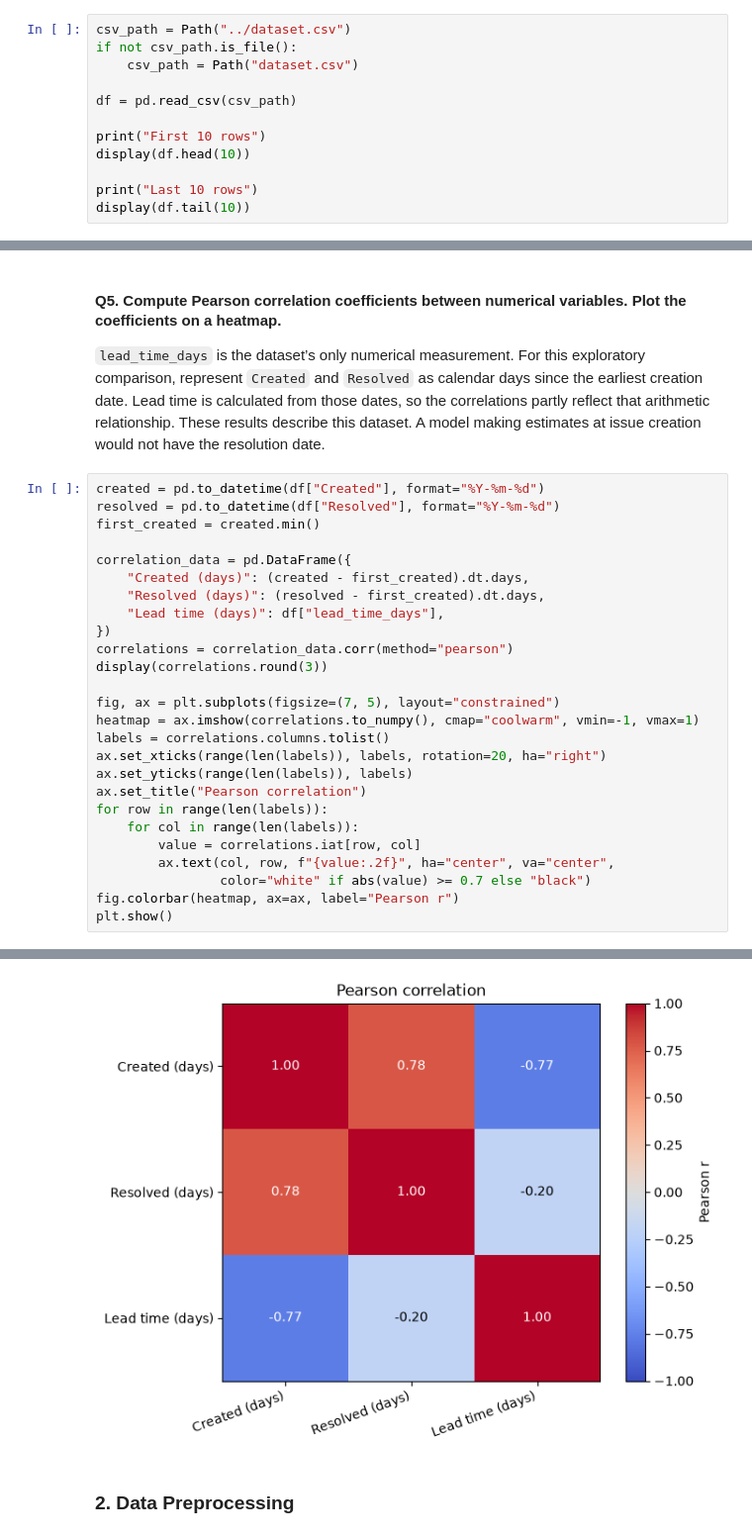
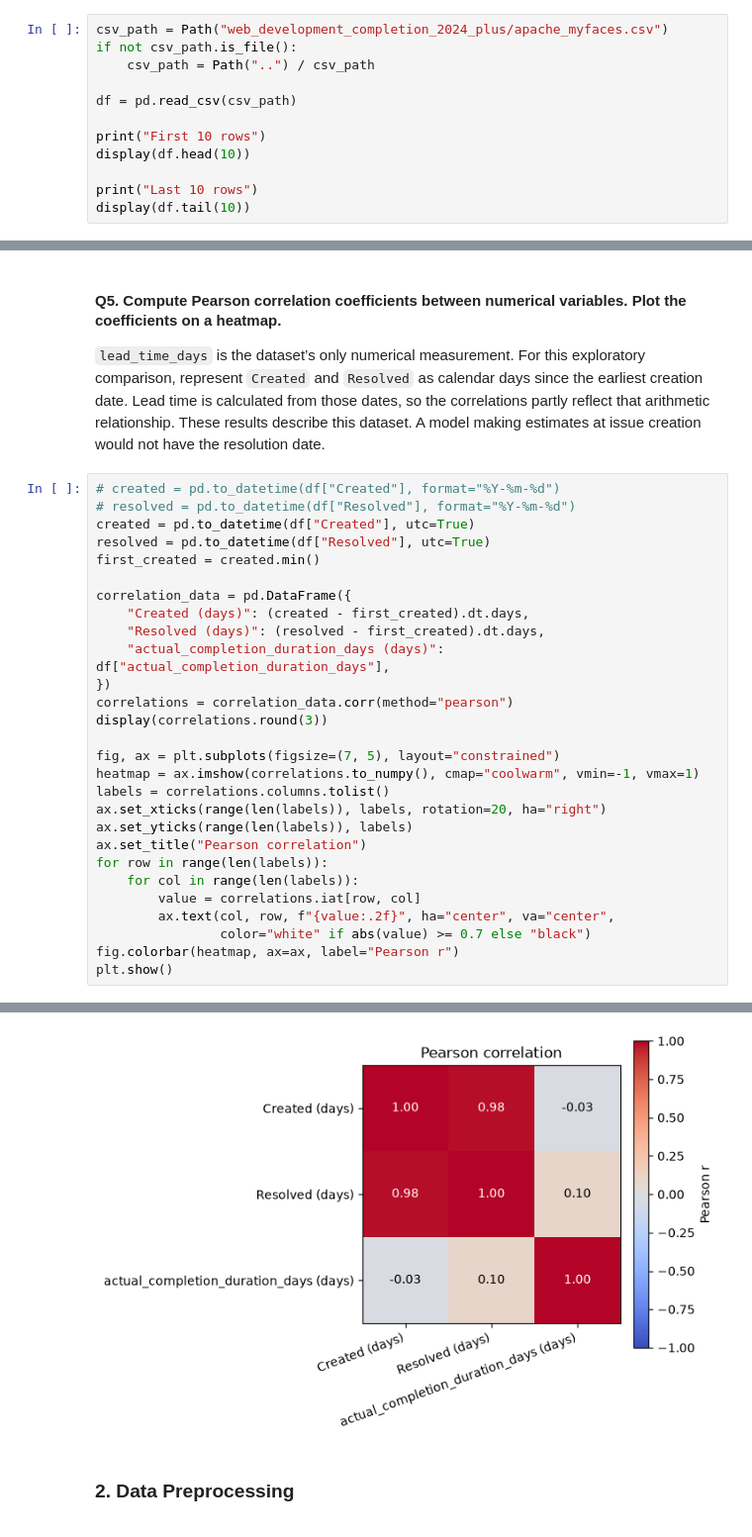
Before and after one commit to ChanpanhaCheng/Intelligent-Task-Duration-Estimation, a Jupyter notebook: machine-learning/data-preprocessing.ipynb, the cells around one changed output, grey strips where cells are left out. Shown at 99% size. Drawn from its saved outputs; the diff is of its cells as text.

```diff
--- a/machine-learning/data-preprocessing.ipynb
+++ b/machine-learning/data-preprocessing.ipynb
@@ -13,9 +13,9 @@ libraries are in
 # %% [markdown]
 #### Q1. Load the data from CSV file. Display the first 10 rows and the last 10 rows of the dataset.
 # %%
-csv_path = Path("../dataset.csv")
+csv_path = Path("web_development_completion_2024_plus/apache_myfaces.csv")
 if not csv_path.is_file():
-    csv_path = Path("dataset.csv")
+    csv_path = Path("..") / csv_path
 
 df = pd.read_csv(csv_path)
 
@@ -135,14 +138,16 @@ plt.show()
 
 `lead_time_days` is the dataset’s only numerical measurement. For this exploratory comparison, represent `Created` and `Resolved` as calendar days since the earliest creation date. Lead time is calculated from those dates, so the correlations partly reflect that arithmetic relationship. These results describe this dataset. A model making estimates at issue creation would not have the resolution date.
 # %%
-created = pd.to_datetime(df["Created"], format="%Y-%m-%d")
-resolved = pd.to_datetime(df["Resolved"], format="%Y-%m-%d")
+# created = pd.to_datetime(df["Created"], format="%Y-%m-%d")
+# resolved = pd.to_datetime(df["Resolved"], format="%Y-%m-%d")
+created = pd.to_datetime(df["Created"], utc=True)
+resolved = pd.to_datetime(df["Resolved"], utc=True)
 first_created = created.min()
 
 correlation_data = pd.DataFrame({
     "Created (days)": (created - first_created).dt.days,
     "Resolved (days)": (resolved - first_created).dt.days,
-    "Lead time (days)": df["lead_time_days"],
+    "actual_completion_duration_days (days)": df["actual_completion_duration_days"],
 })
 correlations = correlation_data.corr(method="pearson")
 display(correlations.round(3))
@@ -168,4 +173,4 @@ plt.show()
-[figure, old version]
+[figure, new version]
 # %% [markdown]
 ### 2. Data Preprocessing
 # %% [markdown]
```
Also changed, not shown: parts of 5 cells of this notebook, 7 other files.
